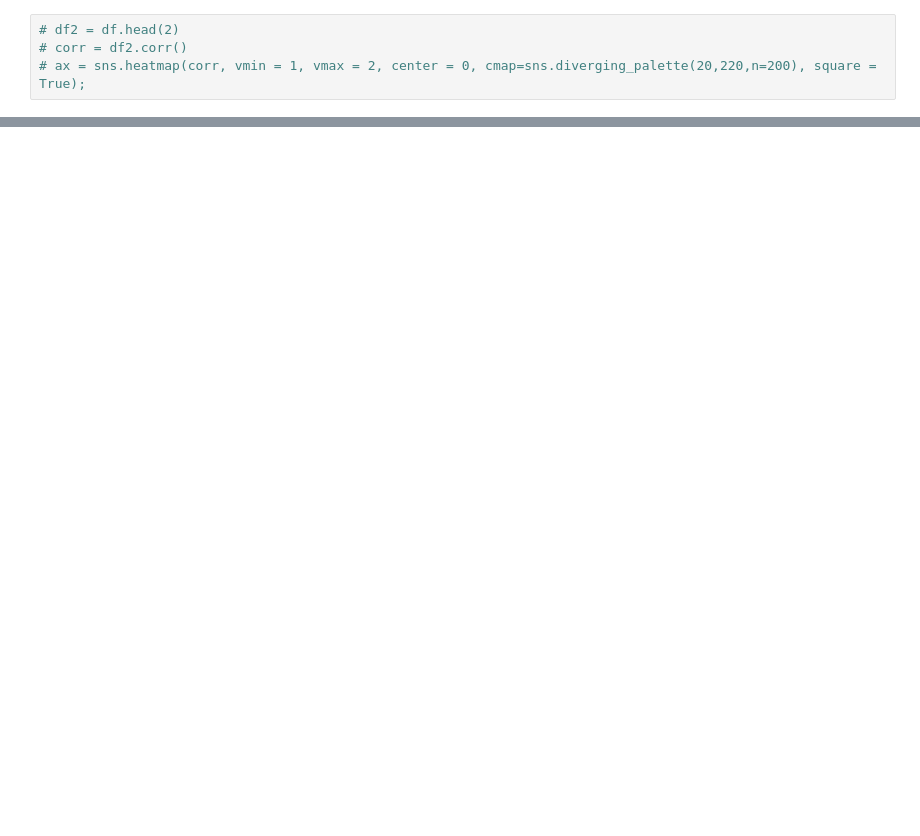
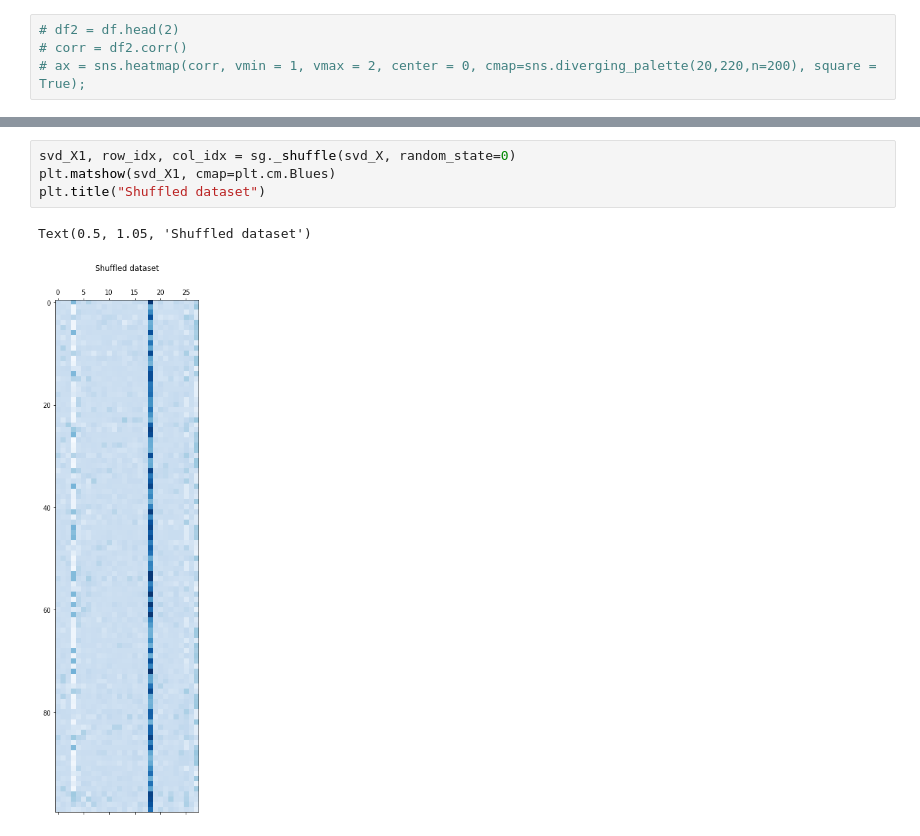
Before and after one commit to brendanwliu/joke_recommender, a Jupyter notebook: methods-visuals.ipynb, the cells around one changed output, grey strips where cells are left out. Saved outputs shown, nothing was run; the diff lists cells and outputs as text; blank space fills up the shorter version.

```diff
--- a/methods-visuals.ipynb
+++ b/methods-visuals.ipynb
@@ -102,0 +136,7 @@ TruncatedSVD(algorithm='randomized', n_components=2, n_iter=5,
+# %%
+svd_X1, row_idx, col_idx = sg._shuffle(svd_X, random_state=0)
+plt.matshow(svd_X1, cmap=plt.cm.Blues)
+plt.title("Shuffled dataset")
+# %% [output]
+Text(0.5, 1.05, 'Shuffled dataset')
+[figure, added]
```
Also changed, not shown: parts of 13 cells of this notebook.
